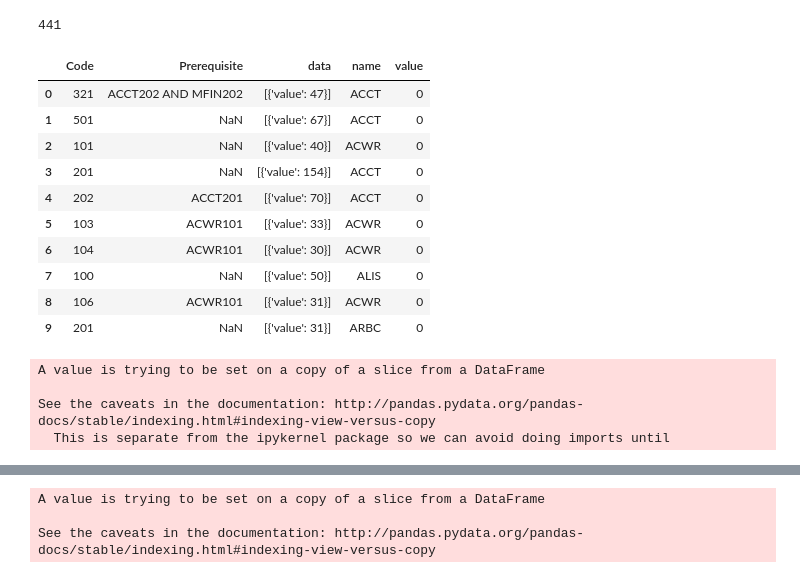
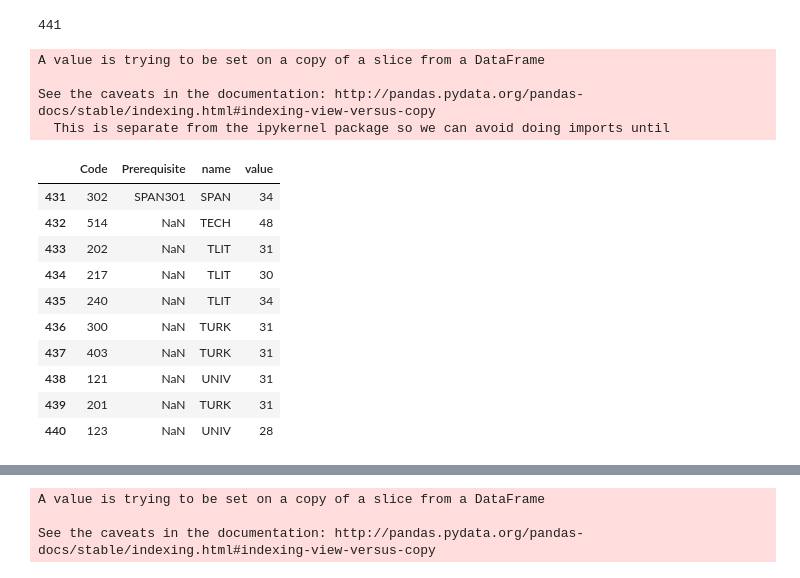
Before and after one commit to gokcekirem/CoursePlanningAssistant, a Jupyter notebook: BubbleData/jsonScript.ipynb, the cells around one changed output, grey strips where cells are left out. Cells and saved outputs as stored; diff of their text form; code cells hidden in the pictures.

```diff
--- a/BubbleData/jsonScript.ipynb
+++ b/BubbleData/jsonScript.ipynb
@@ -69,19 +71,5 @@ len(df2)
 441
 # %%
 df2['value']=0
-# %%
-df2.head(10)
-# %% [output]
-|  | Code | Prerequisite | data | name | value |
-| 0 | 321 | ACCT202 AND MFIN202 | [{'value': 47}] | ACCT | 0 |
-| 1 | 501 | NaN | [{'value': 67}] | ACCT | 0 |
-| 2 | 101 | NaN | [{'value': 40}] | ACWR | 0 |
-| 3 | 201 | NaN | [{'value': 154}] | ACCT | 0 |
-| 4 | 202 | ACCT201 | [{'value': 70}] | ACCT | 0 |
-| 5 | 103 | ACWR101 | [{'value': 33}] | ACWR | 0 |
-| 6 | 104 | ACWR101 | [{'value': 30}] | ACWR | 0 |
-| 7 | 100 | NaN | [{'value': 50}] | ALIS | 0 |
-| 8 | 106 | ACWR101 | [{'value': 31}] | ACWR | 0 |
-| 9 | 201 | NaN | [{'value': 31}] | ARBC | 0 |
 # %%
 import math
@@ -94,3 +82,17 @@ See the caveats in the documentation: http://pandas.pydata.org/pandas-docs/stabl
   This is separate from the ipykernel package so we can avoid doing imports until
 # %%
 df2 = df2.drop('data', 1)
+# %%
+df2.tail(10)
+# %% [output]
+|  | Code | Prerequisite | name | value |
+| 431 | 302 | SPAN301 | SPAN | 34 |
+| 432 | 514 | NaN | TECH | 48 |
+| 433 | 202 | NaN | TLIT | 31 |
+| 434 | 217 | NaN | TLIT | 30 |
+| 435 | 240 | NaN | TLIT | 34 |
+| 436 | 300 | NaN | TURK | 31 |
+| 437 | 403 | NaN | TURK | 31 |
+| 438 | 121 | NaN | UNIV | 31 |
+| 439 | 201 | NaN | TURK | 31 |
+| 440 | 123 | NaN | UNIV | 28 |
```
Also changed, not shown: parts of 10 cells of this notebook, 1 other file.
